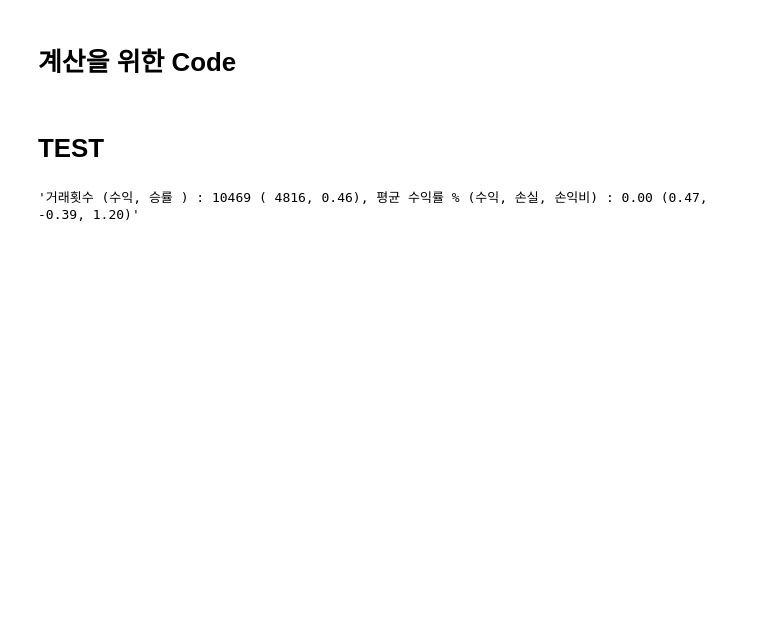
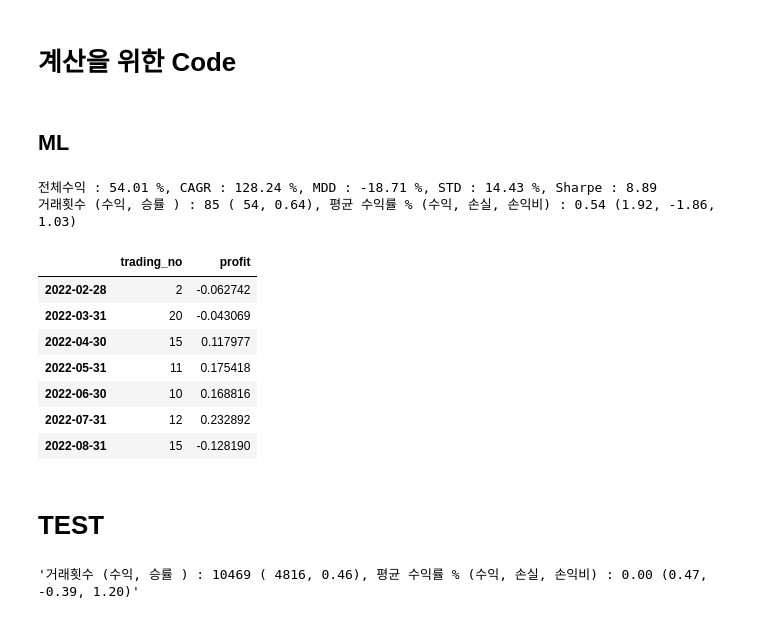
Before and after one commit to malkovich0/trading1, a Jupyter notebook: Backtest/Volatility Breakout.ipynb, the cells around one changed output. Drawn from its saved outputs; the diff is of its cells as text; code cells hidden in the pictures; blank space fills up the shorter version.

```diff
--- a/Backtest/Volatility Breakout.ipynb
+++ b/Backtest/Volatility Breakout.ipynb
@@ -598,3 +631,5 @@ class Strategy_Volatility(Strategy):
                 raise ValueError('Strategy Name 확인 필요')
 #         return self.data_raw[['open','close','high','low','target_price','stoploss','strategy_return','return','buy_entry','buy_exit']]
         return self.data_raw[['strategy_return','return','buy_entry','buy_exit']]
+# %% [markdown]
+## ML
@@ -601,3 +687,31 @@ class Strategy_Volatility(Strategy):
+# %%
+# date_start = datetime(2017,10,1)
+date_start = datetime(2022,1,1)
+date_end = datetime(2022,8,31)
+coin_code = 'KRW-BTC'
+data_raw = define_data(date_start-relativedelta(days=10),date_end,coin_code,time_start=9,timeframe='hourly')
+case1 = Backtest(data_raw, Strategy_Volatility, strategy_list=['ml'])
+# %%
+case1.trading_fee = 0.1
+case1.cal_strategy()
+case1.test_result = case1.test_result.loc[date_start:date_end]
+case1.cal_result()
+print(case1.analyze_result_cont())
+print(case1.analyze_result_ind())
+# %% [output]
+전체수익 : 54.01 %, CAGR : 128.24 %, MDD : -18.71 %, STD : 14.43 %, Sharpe : 8.89
+거래횟수 (수익, 승률 ) : 85 ( 54, 0.64), 평균 수익률 % (수익, 손실, 손익비) : 0.54 (1.92, -1.86, 1.03)
+# %%
+case1.analyze_result_per()
+# %% [output]
+|  | trading_no | profit |
+| 2022-02-28 | 2 | -0.062742 |
+| 2022-03-31 | 20 | -0.043069 |
+| 2022-04-30 | 15 | 0.117977 |
+| 2022-05-31 | 11 | 0.175418 |
+| 2022-06-30 | 10 | 0.168816 |
+| 2022-07-31 | 12 | 0.232892 |
+| 2022-08-31 | 15 | -0.128190 |
 # %% [markdown]
 # TEST
 # %%
```
Also changed, not shown: parts of 7 cells of this notebook, 10 other files.
